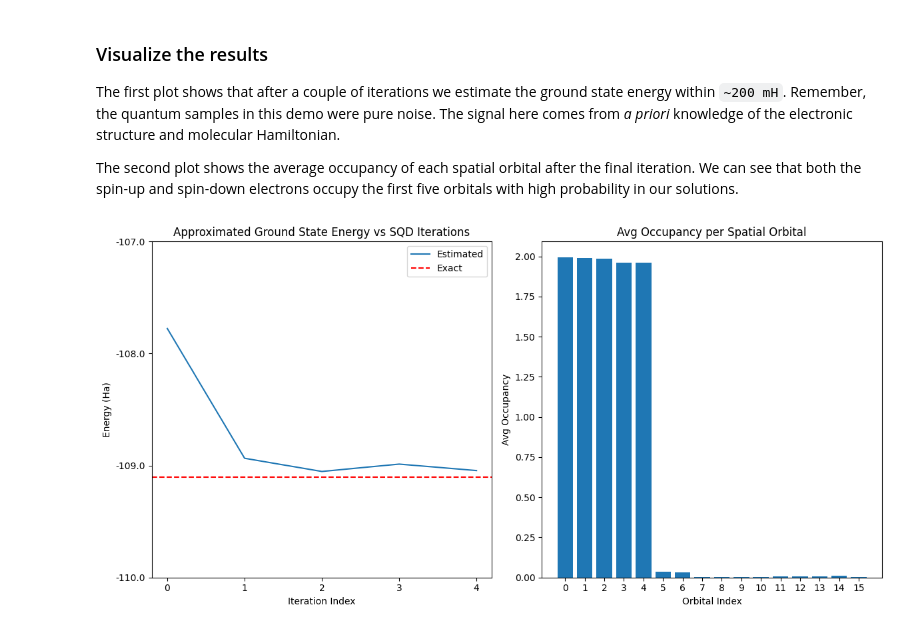
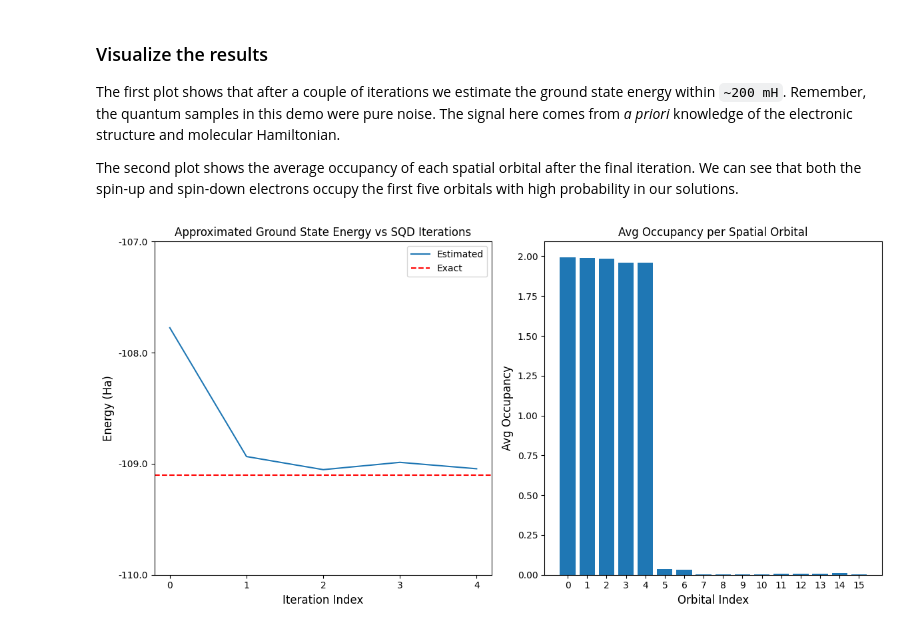
Before and after one commit to Qiskit/qiskit-addon-sqd, a Jupyter notebook: docs/tutorials/01_chemistry_hamiltonian.ipynb, the cells around one changed output. Cells and saved outputs as stored; diff of their text form; code cells hidden in the pictures.

```diff
--- a/docs/tutorials/01_chemistry_hamiltonian.ipynb
+++ b/docs/tutorials/01_chemistry_hamiltonian.ipynb
@@ -292,35 +292,35 @@ import matplotlib.pyplot as plt
 x1 = range(iterations)
 n2_exact = -109.10288938
 y1 = [np.min(energies) for energies in e_hist]
 yt1 = [float(i) for i in range(-110, -106)]
 
 # Data for avg spatial orbital occupancy
 y2 = avg_occupancy[:num_orbitals] + avg_occupancy[num_orbitals:]
 x2 = range(len(y2))
 
 fig, axs = plt.subplots(1, 2, figsize=(12, 6))
 
 # Plot energies
 axs[0].plot(x1, y1, label="Estimated")
 axs[0].set_xticks(x1)
 axs[0].set_xticklabels(x1)
 axs[0].set_yticks(yt1)
 axs[0].set_yticklabels(yt1)
 axs[0].axhline(y=n2_exact, color="red", linestyle="--", label="Exact")
 axs[0].set_title("Approximated Ground State Energy vs SQD Iterations")
-axs[0].set_xlabel("Iteration Index")
-axs[0].set_ylabel("Energy (Ha)")
+axs[0].set_xlabel("Iteration Index", fontdict={'fontsize': 12})
+axs[0].set_ylabel("Energy (Ha)", fontdict={'fontsize': 12})
 axs[0].legend()
 
 # Plot orbital occupancy
 axs[1].bar(x2, y2, width=0.8)
 axs[1].set_xticks(x2)
 axs[1].set_xticklabels(x2)
 axs[1].set_title("Avg Occupancy per Spatial Orbital")
-axs[1].set_xlabel("Orbital Index")
-axs[1].set_ylabel("Avg Occupancy")
+axs[1].set_xlabel("Orbital Index", fontdict={'fontsize': 12})
+axs[1].set_ylabel("Avg Occupancy", fontdict={'fontsize': 12})
 
 plt.tight_layout()
 plt.show()
 # %% [output]
-[figure, old version]
+[figure, new version]
```
Also changed, not shown: parts of 3 cells of this notebook, 1 other file.
